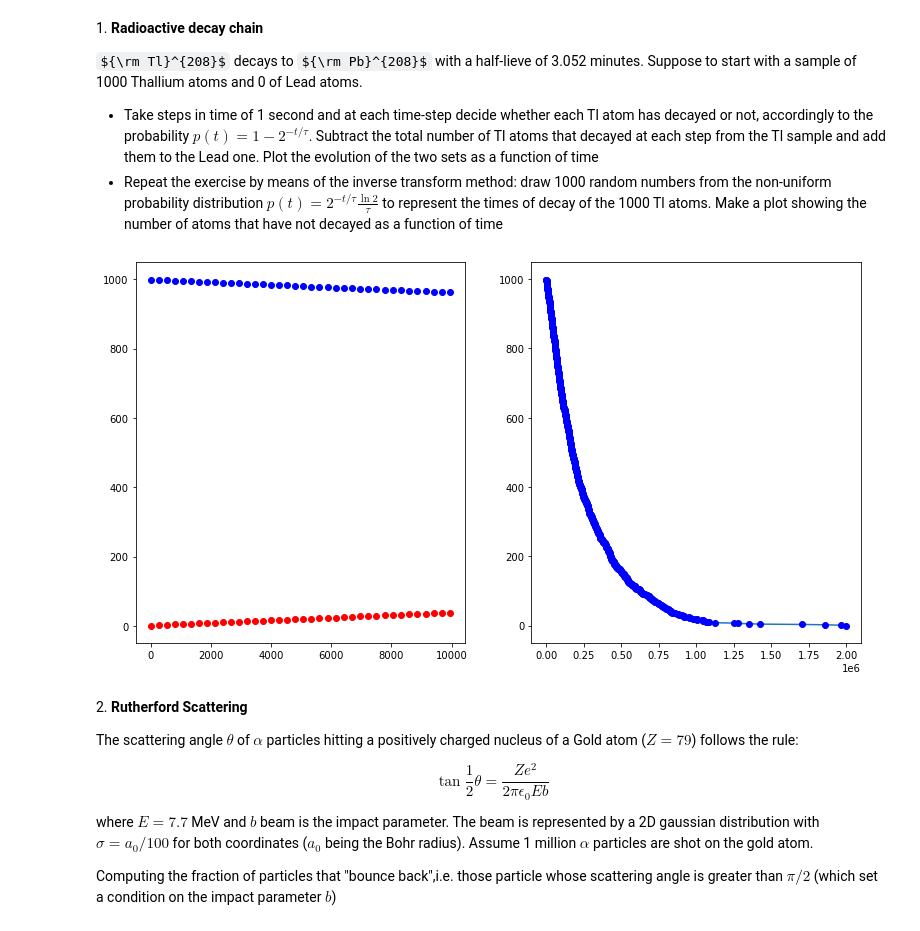
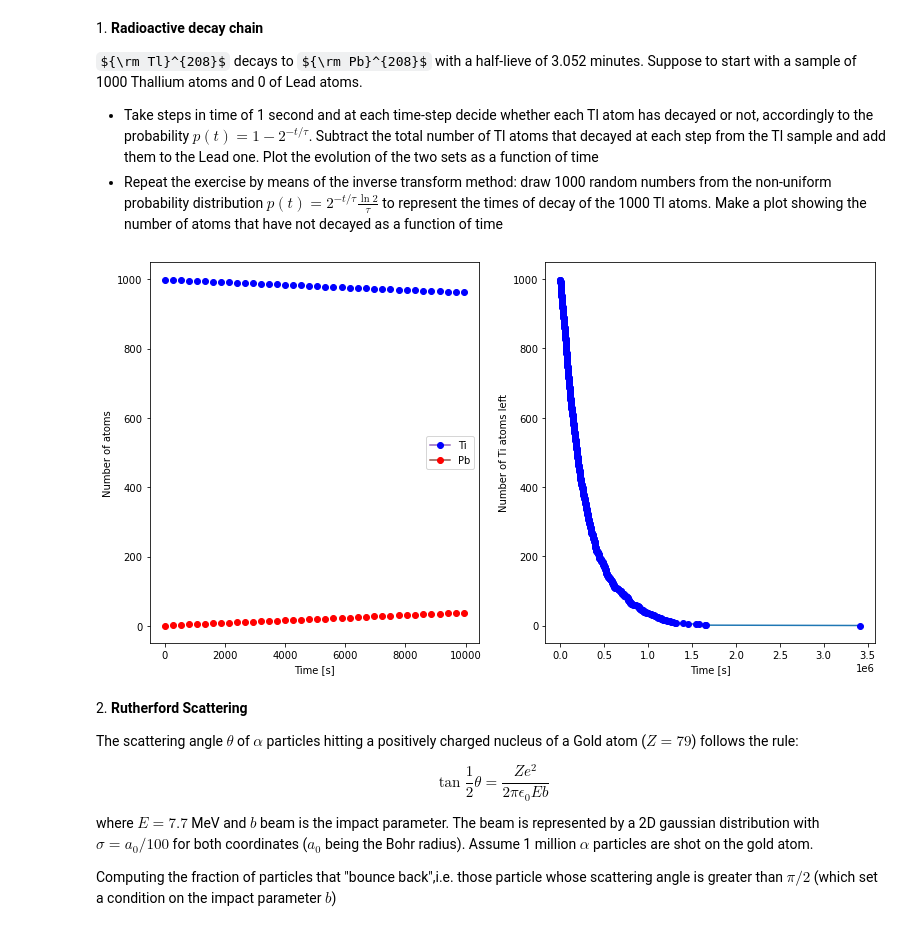
Before and after one commit to lorenzomancini1/LaboratoryOfComputationalPhysics_Y3, a Jupyter notebook: 08ex_MonteCarlo.ipynb, the cells around one changed output. Saved outputs shown, nothing was run; the diff lists cells and outputs as text; code cells hidden in the pictures; some formulas as TeX source.

```diff
--- a/08ex_MonteCarlo.ipynb
+++ b/08ex_MonteCarlo.ipynb
@@ -14,43 +14,50 @@ import scipy.optimize as optimize
 import math
 from scipy import integrate
 # %%
-#COSMETICS GRAFICI!!
-
 #t = np.arange(183120)
 #t2 = np.arange(1,183121)
 t = np.arange(10000)
 t2 = np.arange(1,10001)
 def N(t, Ni, tau):
     return Ni*pow(2,-t/tau)
 Ni_Ti=1000
 tau_Ti=183120
 NTi=np.array(N(t,Ni_Ti,tau_Ti))
 NPb=np.array(Ni_Ti-NTi)
 DN=((NTi).astype(int)-(N(t2,Ni_Ti,tau_Ti)).astype(int))
 
 fig, (ax1, ax2) = plt.subplots(nrows=1, ncols=2, figsize=(13,7))
+ax1.set_xlabel("Time [s]")
+ax1.set_ylabel("Number of atoms")
+ax2.set_xlabel("Time [s]")
+ax2.set_ylabel("Number of Ti atoms left")
+
 
 Ti=np.array([1]*Ni_Ti)
 Pb_list= []
 for i in t:
     if DN[i]>0:
         rnd_indexes = random.sample(range(0, len(Ti)), DN[i])
         Ti=np.delete(Ti,rnd_indexes)
         Pb_list.append(1*DN[i])
-        ax1.plot(t[i],len(Ti),linewidth=None,marker='o', markeredgecolor='blue', markerfacecolor='blue')
-        ax1.plot(t[i],len(Pb_list),linewidth=None,marker='o', markeredgecolor='red', markerfacecolor='red')
+        ax1.plot(t[i],len(Ti),linewidth=None,marker='o', markeredgecolor='blue', markerfacecolor='blue', label = "Ti")
+        ax1.plot(t[i],len(Pb_list),linewidth=None,marker='o', markeredgecolor='red', markerfacecolor='red', label = "Pb")
 Pb=np.array(Pb_list)
+
+handles, labels = ax1.get_legend_handles_labels()
+by_label = dict(zip(labels, handles))
+ax1.legend(by_label.values(), by_label.keys(), loc='best')
 
 def decay_icdf(p, tau):
     return -tau*np.log2(1-p)
 u = np.random.random(Ni_Ti)
 decay_times = np.sort(decay_icdf(u,tau_Ti))
 Ti_count=np.array(list(reversed(range(0,1000))))
 
 ax2.plot(decay_times,Ti_count,linewidth=None,marker='o', markeredgecolor='blue', markerfacecolor='blue')
 plt.show()
 # %% [output]
-[figure, old version]
+[figure, new version]
 # %% [markdown]
 2\. **Rutherford Scattering**
 
```
Also changed, not shown: parts of 1 cell of this notebook, 1 other file.
